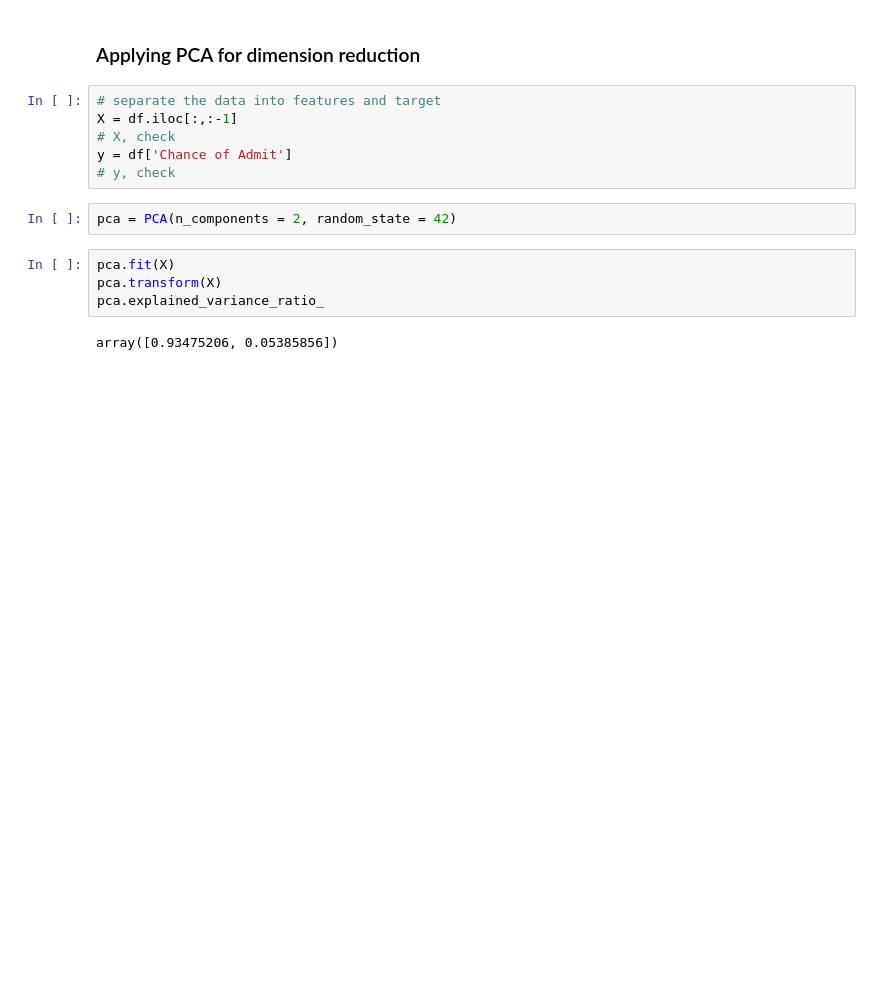
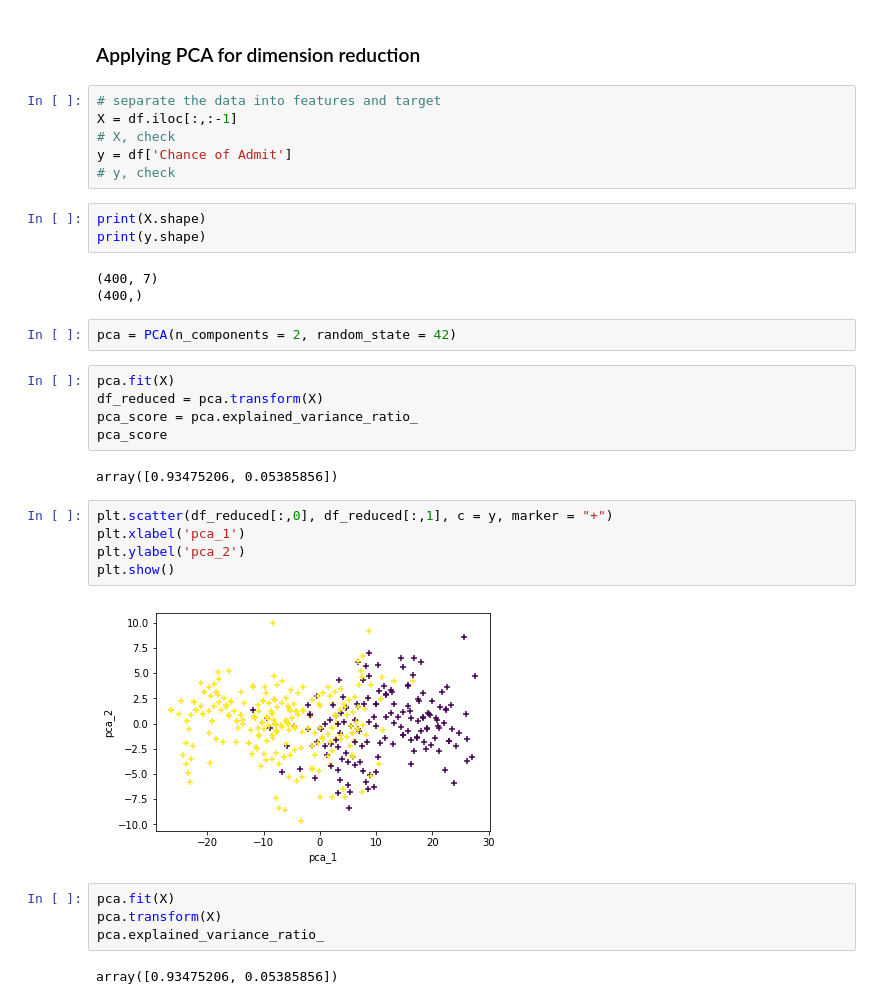
Before and after one commit to swtluk/ClassificationAssignment, a Jupyter notebook: ClassificationAssignment.ipynb, the cells around one changed output. Cells and saved outputs as stored; diff of their text form; blank space fills up the shorter version.

```diff
--- a/ClassificationAssignment.ipynb
+++ b/ClassificationAssignment.ipynb
@@ -204,8 +204,28 @@ X = df.iloc[:,:-1]
 # X, check
 y = df['Chance of Admit']
 # y, check
+# %%
+print(X.shape)
+print(y.shape)
+# %% [output]
+(400, 7)
+(400,)
 # %%
 pca = PCA(n_components = 2, random_state = 42)
+# %%
+pca.fit(X)
+df_reduced = pca.transform(X)
+pca_score = pca.explained_variance_ratio_
+pca_score
+# %% [output]
+array([0.93475206, 0.05385856])
+# %%
+plt.scatter(df_reduced[:,0], df_reduced[:,1], c = y, marker = "+")
+plt.xlabel('pca_1')
+plt.ylabel('pca_2')
+plt.show()
+# %% [output]
+[figure, added]
 # %%
 pca.fit(X)
 pca.transform(X)
```
